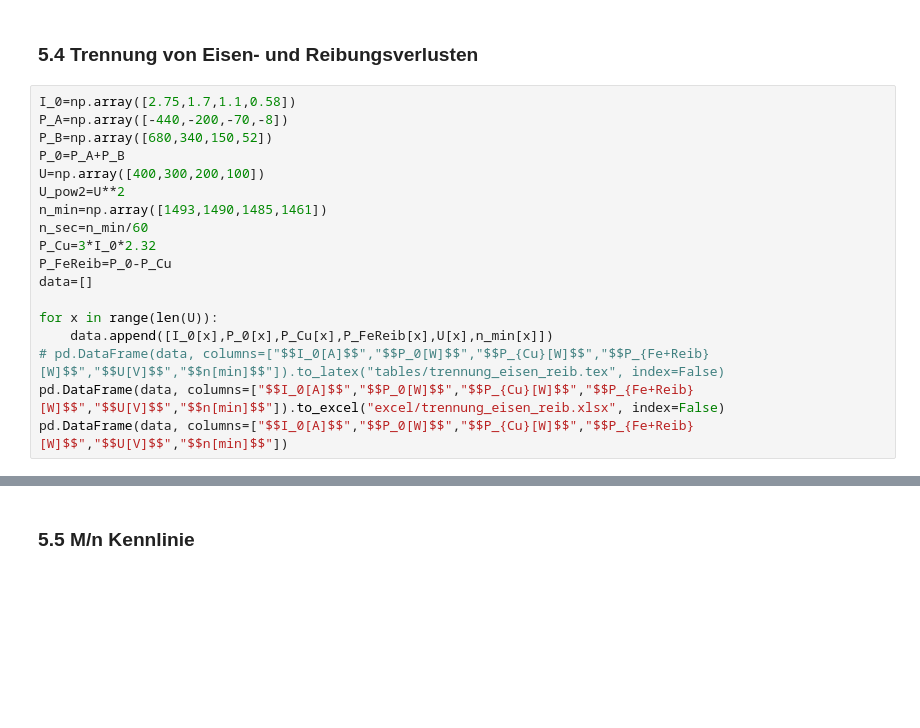
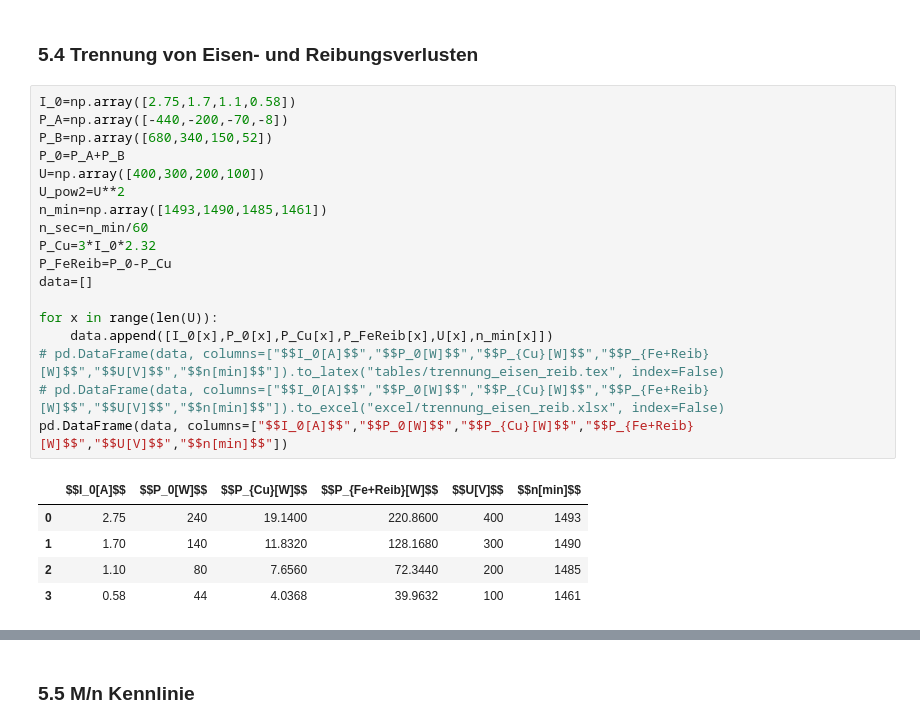
Before and after one commit to ayham291/PEM, a Jupyter notebook: ASM/ASM_Calculations.ipynb, the cells around one changed output, grey strips where cells are left out. Cells and saved outputs as stored; diff of their text form; blank space fills up the shorter version.

```diff
--- a/ASM/ASM_Calculations.ipynb
+++ b/ASM/ASM_Calculations.ipynb
@@ -163,21 +191,27 @@ print("korrelation koeffizient - U: ", np.corrcoef(U,M_an)[0][1])
 # %%
 I_0=np.array([2.75,1.7,1.1,0.58])
 P_A=np.array([-440,-200,-70,-8])
 P_B=np.array([680,340,150,52])
 P_0=P_A+P_B
 U=np.array([400,300,200,100])
 U_pow2=U**2
 n_min=np.array([1493,1490,1485,1461])
 n_sec=n_min/60
 P_Cu=3*I_0*2.32
 P_FeReib=P_0-P_Cu
 data=[]
 
 for x in range(len(U)):
     data.append([I_0[x],P_0[x],P_Cu[x],P_FeReib[x],U[x],n_min[x]])
 # pd.DataFrame(data, columns=["$$I_0[A]$$","$$P_0[W]$$","$$P_{Cu}[W]$$","$$P_{Fe+Reib}[W]$$","$$U[V]$$","$$n[min]$$"]).to_latex("tables/trennung_eisen_reib.tex", index=False)
-pd.DataFrame(data, columns=["$$I_0[A]$$","$$P_0[W]$$","$$P_{Cu}[W]$$","$$P_{Fe+Reib}[W]$$","$$U[V]$$","$$n[min]$$"]).to_excel("excel/trennung_eisen_reib.xlsx", index=False)
+# pd.DataFrame(data, columns=["$$I_0[A]$$","$$P_0[W]$$","$$P_{Cu}[W]$$","$$P_{Fe+Reib}[W]$$","$$U[V]$$","$$n[min]$$"]).to_excel("excel/trennung_eisen_reib.xlsx", index=False)
 pd.DataFrame(data, columns=["$$I_0[A]$$","$$P_0[W]$$","$$P_{Cu}[W]$$","$$P_{Fe+Reib}[W]$$","$$U[V]$$","$$n[min]$$"])
+# %% [output]
+|  | $$I_0[A]$$ | $$P_0[W]$$ | $$P_{Cu}[W]$$ | $$P_{Fe+Reib}[W]$$ | $$U[V]$$ | $$n[min]$$ |
+| 0 | 2.75 | 240 | 19.1400 | 220.8600 | 400 | 1493 |
+| 1 | 1.70 | 140 | 11.8320 | 128.1680 | 300 | 1490 |
+| 2 | 1.10 | 80 | 7.6560 | 72.3440 | 200 | 1485 |
+| 3 | 0.58 | 44 | 4.0368 | 39.9632 | 100 | 1461 |
 # %%
 z=np.polyfit(U_pow2/1000,P_FeReib,1)
 p=np.poly1d(z)
```
Also changed, not shown: parts of 18 cells of this notebook.
